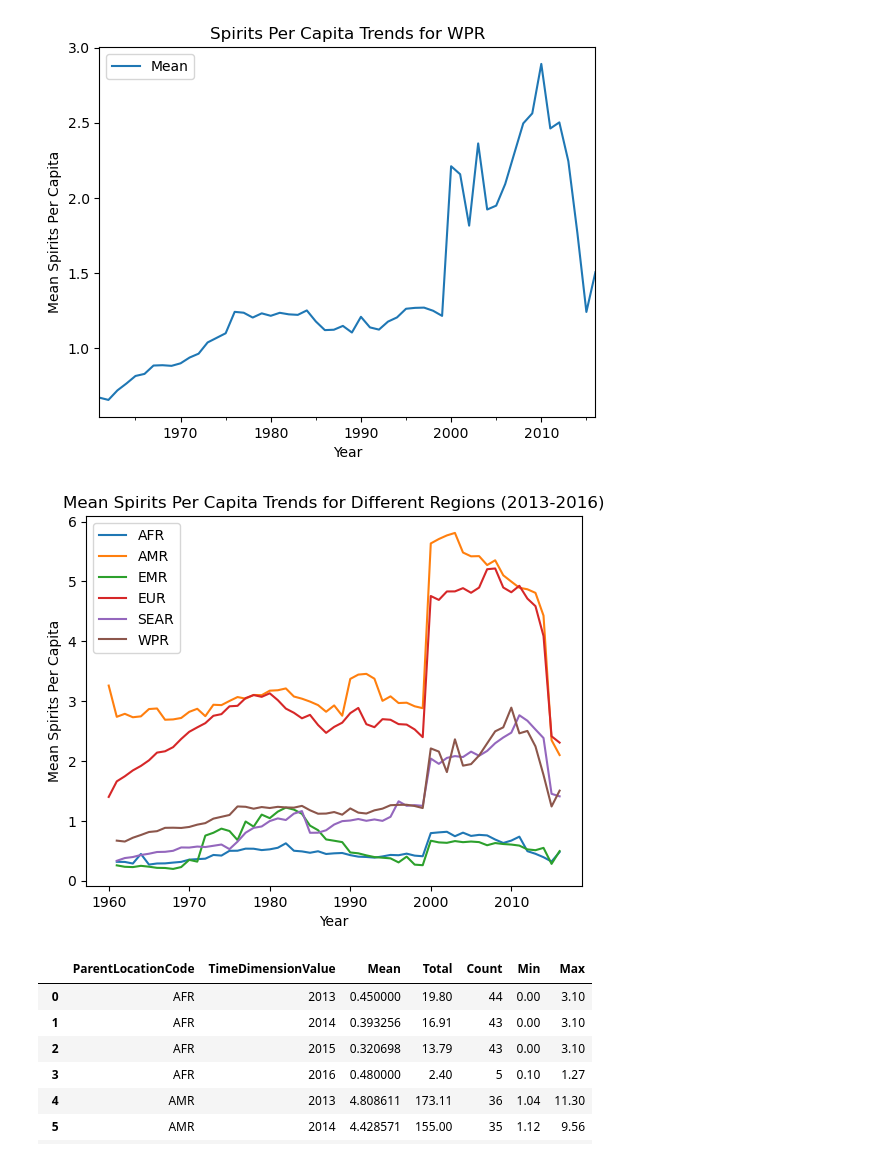
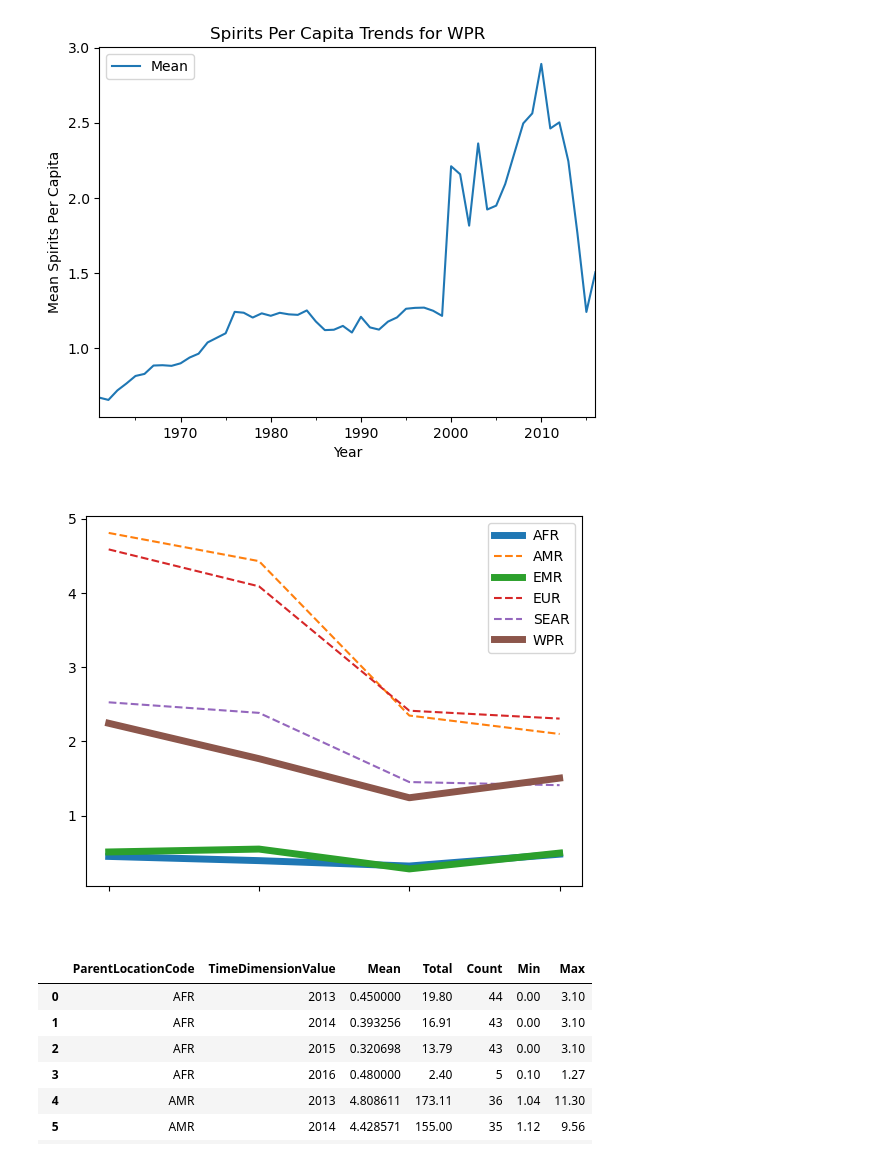
Before and after one commit to ThePennyGoblin/SMU_BootCamp_-Project_1, a Jupyter notebook: WHO Data API/Scratpad_Analysis.ipynb, the cells around one changed output. Cells and saved outputs as stored; diff of their text form; code cells hidden in the pictures.

Commit message:
rough final? fixed transparency on graphs

```diff
--- a/WHO Data API/Scratpad_Analysis.ipynb
+++ b/WHO Data API/Scratpad_Analysis.ipynb
@@ -231,27 +263,44 @@ for region in stats['ParentLocationCode'].unique():
 [figure]
 [figure]
 # %%
+# Filter data for the years 2013 to 2016
+data_1316 = stats[(stats['TimeDimensionValue'] >= 2013) & (stats['TimeDimensionValue'] <= 2016)]
+
 # Iterate through each region
-for region in stats['ParentLocationCode'].unique():
+for region in data_1316['ParentLocationCode'].unique():
     # Select data for the current region
-    singleregion = stats[stats["ParentLocationCode"]==region][["Mean","TimeDimensionValue"]]
-
-    # Convert the TimeDimensionValue to datetime
-    singleregion['TimeDimensionValue'] = pd.to_datetime(singleregion['TimeDimensionValue'], format='%Y')
+    singleregion = data_1316[data_1316["ParentLocationCode"]==region][["Mean","TimeDimensionValue"]]
 
     # Plot the data for the current region
-    plt.plot(singleregion['TimeDimensionValue'], singleregion['Mean'], label=region)
+    if region in ['WPR', 'EMR', 'AFR']:
+        plt.plot(singleregion['TimeDimensionValue'], singleregion['Mean'], label=region, linewidth=5)  # Set bold line width for specific regions
+    else:
+        plt.plot(singleregion['TimeDimensionValue'], singleregion['Mean'], label=region, linestyle='--')  # Plot other regions as dotted lines
 
 # Set labels and title
-plt.xlabel('Year')
-plt.ylabel('Mean Spirits Per Capita')
-plt.title('Mean Spirits Per Capita Trends for Different Regions (2013-2016)')
-plt.legend()
+plt.xlabel('Year', color='white')  # Set xlabel color to white
+plt.ylabel('Mean Spirits Per Capita', color='white')  # Set ylabel color to white
+plt.title('Mean Spirits Per Capita Trends for Different Regions (2013-2016)', color='white')  # Set title color to white
+plt.legend(labelcolor='black')  # Set legend text color to black
+
+# Set background to transparent
+plt.gcf().set_facecolor('none')
+plt.gca().set_facecolor('none')
+plt.grid(color='w', linestyle='--', linewidth=0.5)  # Set grid color to white
+
+# Set tick color to white
+plt.xticks(color='white')
+
+# Set x ticks only at integer values
+plt.xticks(range(int(min(data_1316['TimeDimensionValue'])), int(max(data_1316['TimeDimensionValue'])) + 1))
+
+# Save the figure as PNG
+plt.savefig('mean_spirits_per_capita.png', transparent=True)  # Set transparent background for PNG
 
 # Show plot
 plt.show()
 # %% [output]
-[figure, old version]
+[figure, new version]
 # %%
 # Filter the DataFrame to include only SPIRITS_PER_CAPITA data and data from 2013 to 2016
 spirits_df = df[(df['TimeDimensionValue'] >= 2013) & (df['TimeDimensionValue'] <= 2016)][['ParentLocationCode', 'TimeDimensionValue', 'SPIRITS_PER_CAPITA']]
```
Also changed, not shown: parts of 15 cells of this notebook, 18 other files.
